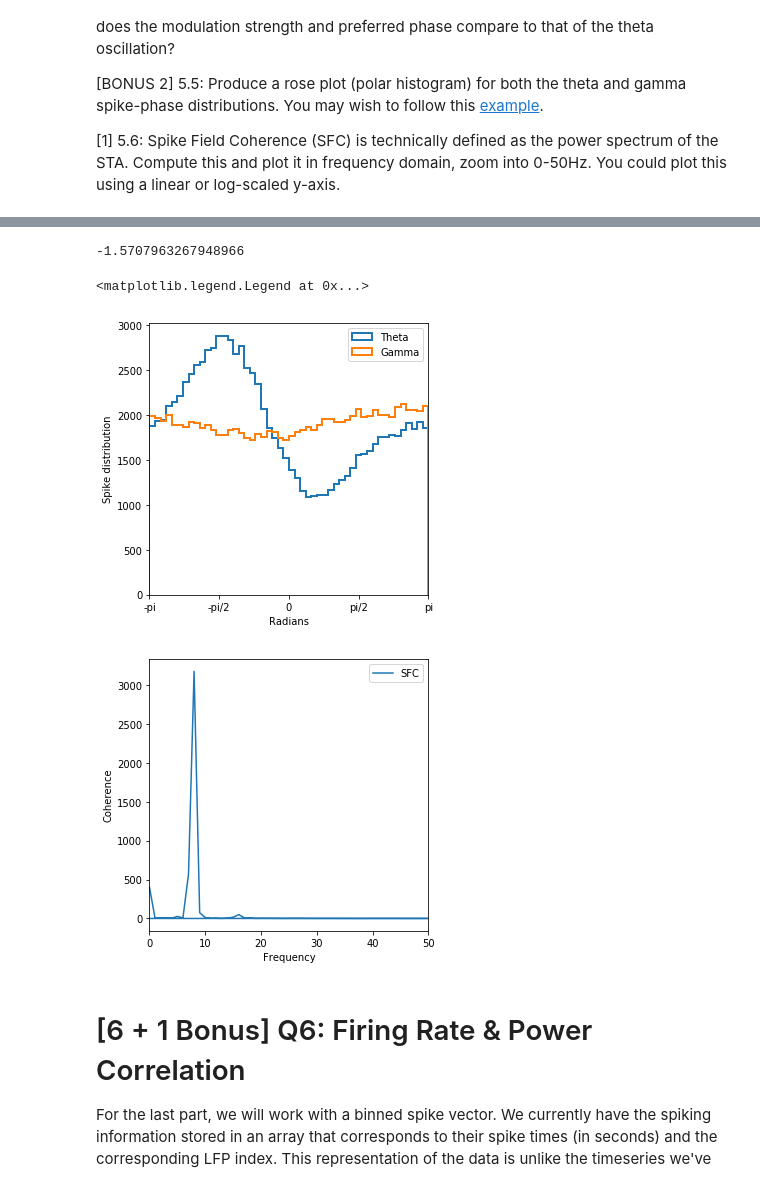
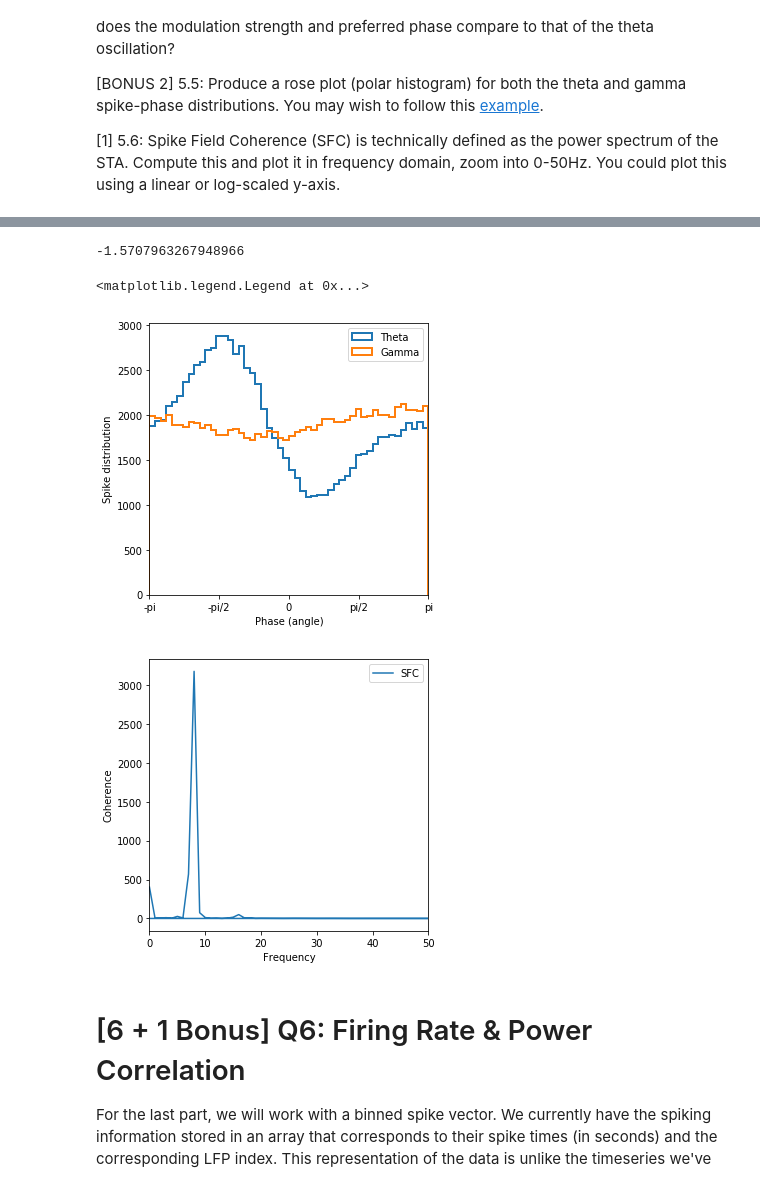
Before and after one commit to ylc020/COGS118C, a Jupyter notebook: Assignments/A4-HilbertLFPSpike.ipynb, the cells around one changed output, grey strips where cells are left out. Saved outputs shown, nothing was run; the diff lists cells and outputs as text; code cells hidden in the pictures.

```diff
--- a/Assignments/A4-HilbertLFPSpike.ipynb
+++ b/Assignments/A4-HilbertLFPSpike.ipynb
@@ -412,35 +410,35 @@ x_a_gamma_lfp = my_hilbert(gamma_osc_lfp)
 gamma_power, gamma_phase = compute_power_phase(x_a_gamma_lfp)
 
 spike_theta_phases = theta_phase[spike_lfp_inds] # _FILL_IN_YOUR_CODE_HERE
 spike_gamma_phases = gamma_phase[spike_lfp_inds] # _FILL_IN_YOUR_CODE_HERE
 
 plt.figure(figsize=(5,5))
 
 # use 50 phase bins to catalogue the spike-phases
 theta_counts, phase_bins, _ = plt.hist(spike_theta_phases,50, histtype='step', lw=2, label='Theta')
 plt.xlim([-np.pi, np.pi])
 plt.xticks(np.arange(-np.pi,np.pi+0.1, np.pi/2), ['-pi','-pi/2','0','pi/2','pi'])
-plt.xlabel('Radians'); plt.ylabel('Spike distribution')
+plt.xlabel('Phase (angle)'); plt.ylabel('Spike distribution')
 
 gamma_counts, phase_bins, _ = plt.hist(spike_gamma_phases,50, histtype='step', lw=2, label='Gamma')
 plt.xticks(np.arange(-np.pi,np.pi+0.1, np.pi/2), ['-pi','-pi/2','0','pi/2','pi'])
 
 plt.legend()
 
 print(-np.pi/2)
 
 # compute and plot SFC from STA
 plt.figure(figsize=(5,5))
 SFC = abs(np.fft.fft(STA))**2
 freqs_SFC = np.fft.fftfreq(STA.size, 1/lfp_fs)
 plt.xlim([0, 50])
 plt.plot(freqs_SFC, SFC, label='SFC')
 plt.xlabel('Frequency'); plt.ylabel('Coherence')
 plt.legend()
 # %% [output]
 -1.5707963267948966
 <matplotlib.legend.Legend at 0x...>
-[figure, old version]
+[figure, new version]
 [figure]
 # %% [markdown]
 # [6 + 1 Bonus] Q6: Firing Rate & Power Correlation
```
Also changed, not shown: parts of 13 cells of this notebook.
